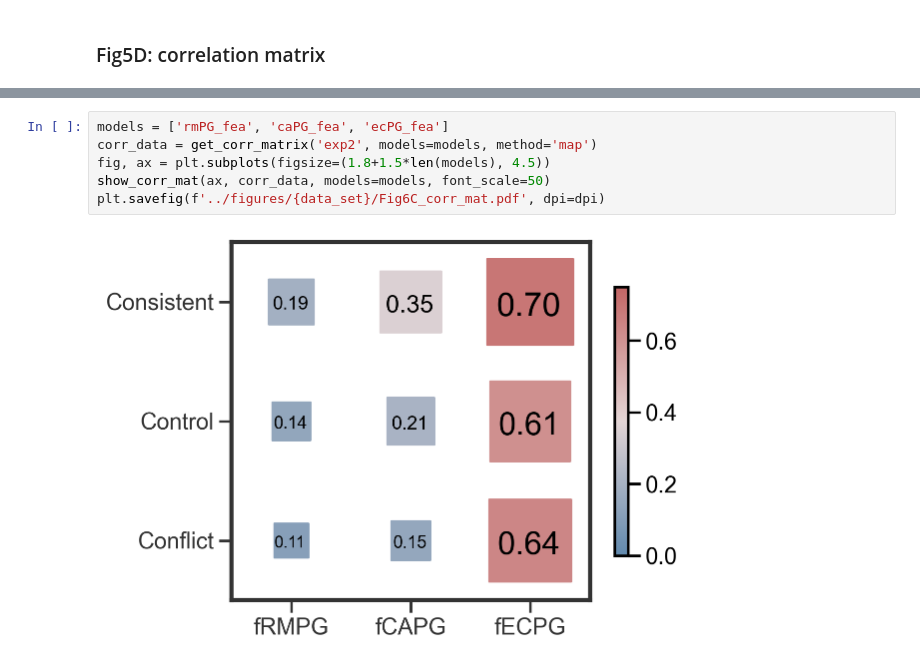
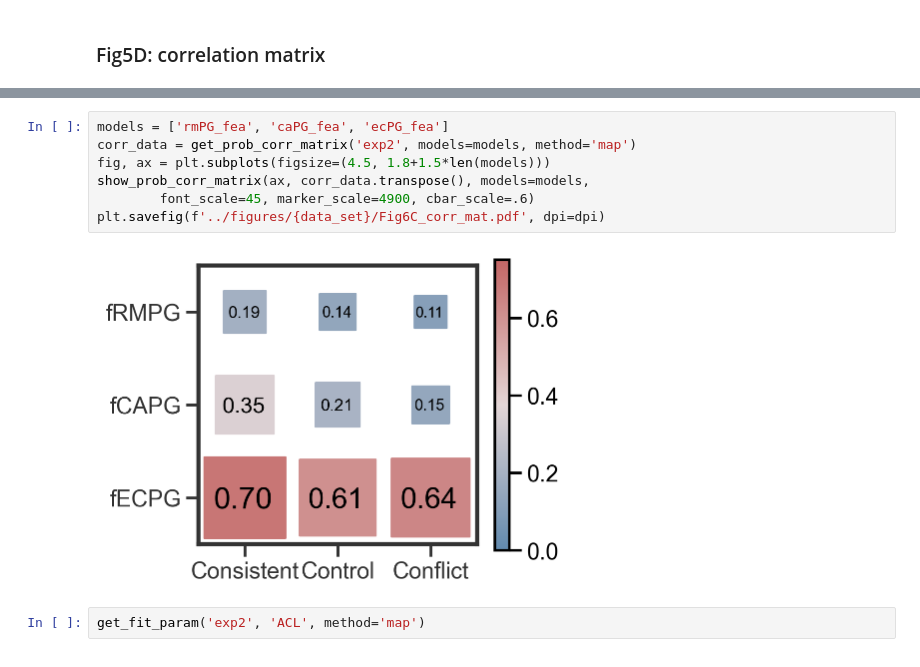
Before and after one commit to fangzefunny/ecpg, a Jupyter notebook: visualization/Fig6.ipynb, the cells around one changed output, grey strips where cells are left out. Drawn from its saved outputs; the diff is of its cells as text.

```diff
--- a/visualization/Fig6.ipynb
+++ b/visualization/Fig6.ipynb
@@ -209,8 +136,11 @@ def show_corr_mat(ax, corr_data, models=['ecPG_fea', 'l2PG_fea', 'caPG_fea', 'rm
 # %%
 models = ['rmPG_fea', 'caPG_fea', 'ecPG_fea']
-corr_data = get_corr_matrix('exp2', models=models, method='map')
-fig, ax = plt.subplots(figsize=(1.8+1.5*len(models), 4.5))
-show_corr_mat(ax, corr_data, models=models, font_scale=50)
+corr_data = get_prob_corr_matrix('exp2', models=models, method='map')
+fig, ax = plt.subplots(figsize=(4.5, 1.8+1.5*len(models)))
+show_prob_corr_matrix(ax, corr_data.transpose(), models=models,
+        font_scale=45, marker_scale=4900, cbar_scale=.6)
 plt.savefig(f'../figures/{data_set}/Fig6C_corr_mat.pdf', dpi=dpi)
 # %% [output]
-[figure, old version]
+[figure, new version]
+# %%
+get_fit_param('exp2', 'ACL', method='map')
```
Also changed, not shown: parts of 2 cells of this notebook, 6 other files.
